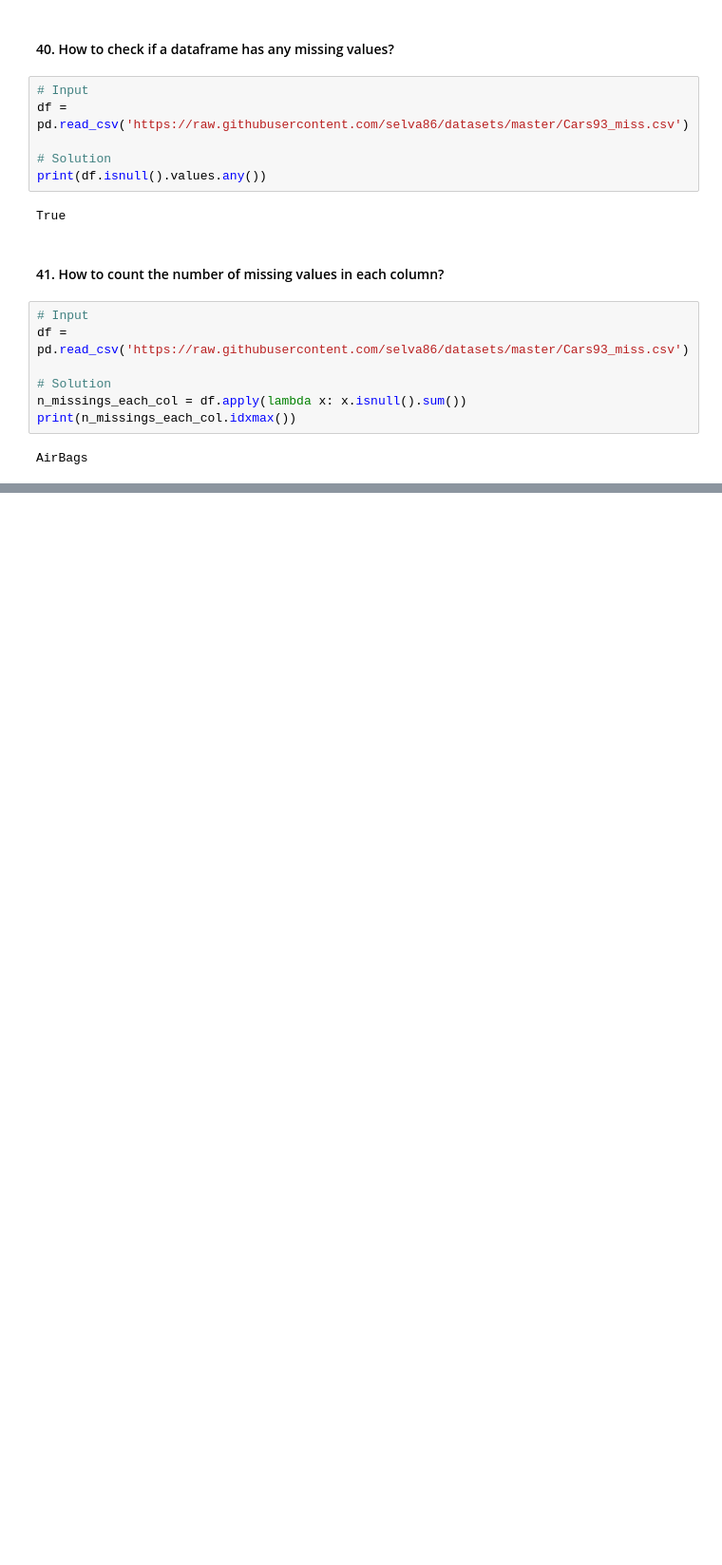
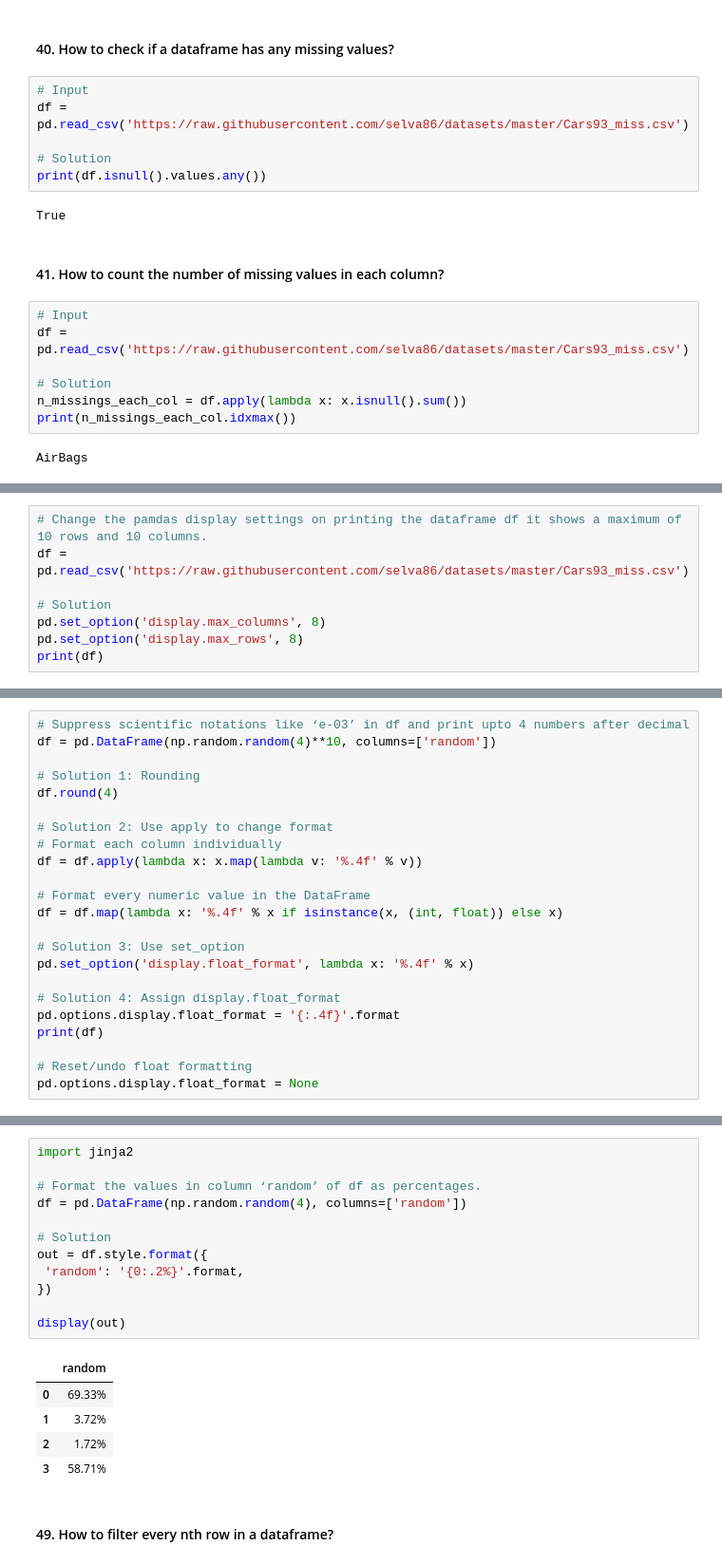
Before and after one commit to pfiterman/Python, a Jupyter notebook: learning/machine-learning/101-pandas-exercises-data-analysis.ipynb, the cells around one changed output, grey strips where cells are left out. Shown at 95% size. Saved outputs shown, nothing was run; the diff lists cells and outputs as text; blank space fills up the shorter version.

Commit message:
feat: add 101 pandas exercises for data analysis solutions 42-51

```diff
--- a/learning/machine-learning/101-pandas-exercises-data-analysis.ipynb
+++ b/learning/machine-learning/101-pandas-exercises-data-analysis.ipynb
@@ -765,0 +853,8 @@ AirBags
+# %%
+# Change the pamdas display settings on printing the dataframe df it shows a maximum of 10 rows and 10 columns.
+df = pd.read_csv('https://raw.githubusercontent.com/selva86/datasets/master/Cars93_miss.csv')
+
+# Solution
+pd.set_option('display.max_columns', 8)
+pd.set_option('display.max_rows', 8)
+print(df)
@@ -765,0 +881,23 @@ AirBags
+# %%
+# Suppress scientific notations like ‘e-03’ in df and print upto 4 numbers after decimal
+df = pd.DataFrame(np.random.random(4)**10, columns=['random'])
+
+# Solution 1: Rounding
+df.round(4)
+
+# Solution 2: Use apply to change format
+# Format each column individually
+df = df.apply(lambda x: x.map(lambda v: '%.4f' % v))
+
+# Format every numeric value in the DataFrame
+df = df.map(lambda x: '%.4f' % x if isinstance(x, (int, float)) else x)
+
+# Solution 3: Use set_option
+pd.set_option('display.float_format', lambda x: '%.4f' % x)
+
+# Solution 4: Assign display.float_format
+pd.options.display.float_format = '{:.4f}'.format
+print(df)
+
+# Reset/undo float formatting
+pd.options.display.float_format = None
@@ -765,0 +931,20 @@ AirBags
+# %%
+import jinja2
+
+# Format the values in column ‘random’ of df as percentages.
+df = pd.DataFrame(np.random.random(4), columns=['random'])
+
+# Solution
+out = df.style.format({
+ 'random': '{0:.2%}'.format,
+})
+
+display(out)
+# %% [output]
+|  | random |
+| 0 | 69.33% |
+| 1 | 3.72% |
+| 2 | 1.72% |
+| 3 | 58.71% |
+# %% [markdown]
+#### 49. How to filter every nth row in a dataframe?
```
Also changed, not shown: parts of 21 cells of this notebook.
